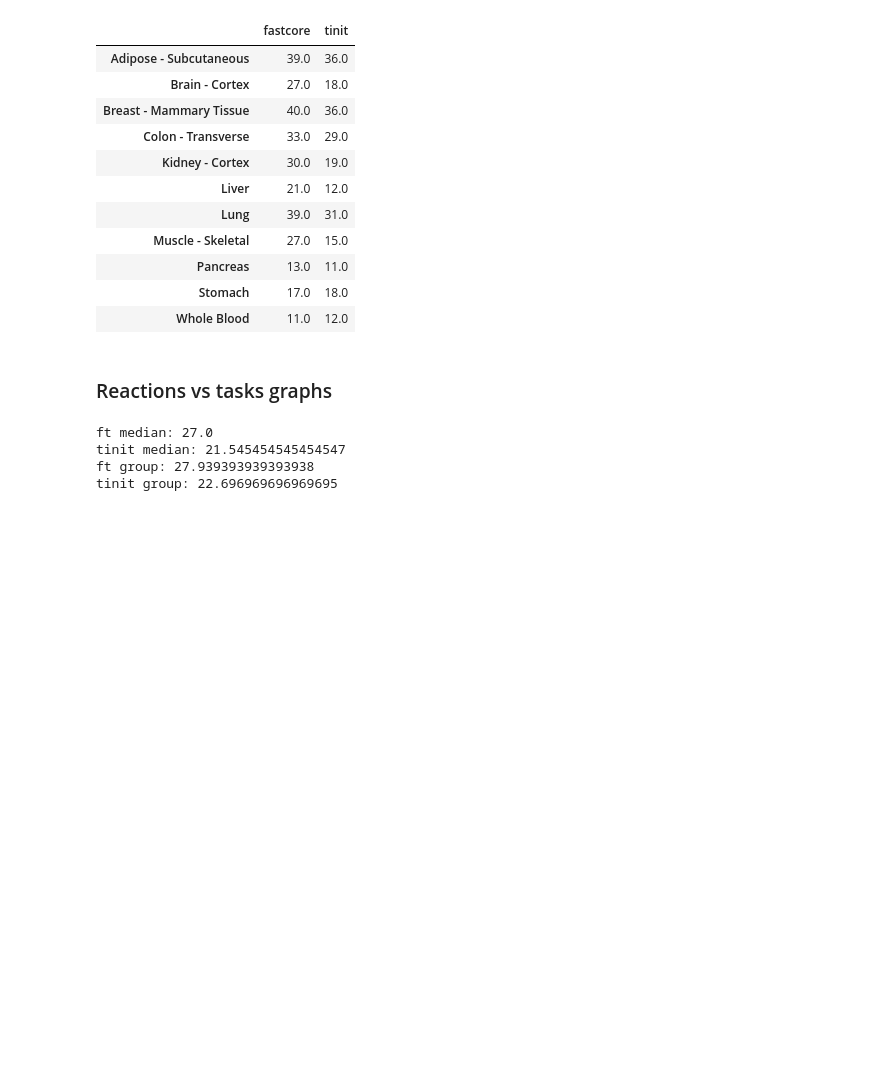
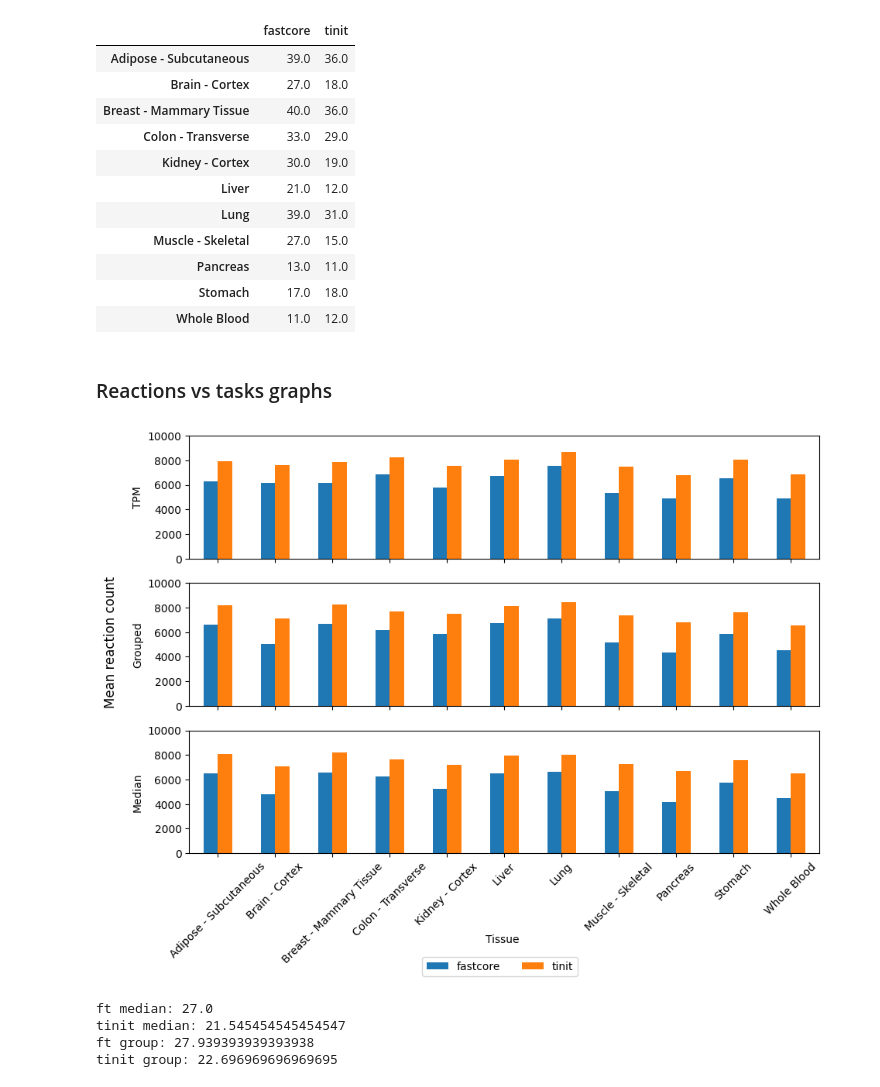
Before and after one commit to MariaPessoa/thesis_annexes, a Jupyter notebook: results_graphs_clean.ipynb, the cells around one changed output. Cells and saved outputs as stored; diff of their text form; code cells hidden in the pictures; blank space fills up the shorter version.

```diff
--- a/results_graphs_clean.ipynb
+++ b/results_graphs_clean.ipynb
@@ -451,6 +461,30 @@ med_tsk_temp
 | Whole Blood | 11.0 | 12.0 |
 # %% [markdown]
 ### Reactions vs tasks graphs
+# %%
+fig, ax = plt.subplots(3,1,figsize=(10.5,7),sharex=True,sharey=True) #
+
+pd.concat((
+    pd.concat((grp_ft.sum(axis=1), grp_ft_more.sum(axis=1))),
+    pd.concat((grp_tinit.sum(axis=1), grp_tinit_more.sum(axis=1)))
+),axis=1,keys=["fastcore","tinit"]).sort_index().groupby(level=0).mean().round(0).plot(kind="bar",ax=ax[1],legend=False)
+pd.concat((
+    pd.concat((med_ft.sum(axis=1),med_more_ft.sum(axis=1))),
+    pd.concat((med_tinit.sum(axis=1),med_more_tinit.sum(axis=1)))
+),axis=1,keys=["fastcore","tinit"]).sort_index().plot(kind="bar",ax=ax[2],legend=False)
+tm_rc_temp.round(0).plot(kind="bar",ax=ax[0],legend=False)
+
+ax[0].set_ylim(0,10000) #(3000,10000)
+ax[2].legend(bbox_to_anchor=(0.625, -0.8),ncol=2) #, markerscale=1.5
+plt.xticks(rotation=45)
+ax[0].set_ylabel("TPM")
+ax[1].set_ylabel("Grouped")
+ax[2].set_ylabel("Median")
+fig.supylabel("Mean reaction count") #x=0.035
+fig.supxlabel("Tissue",fontsize="medium",y=-0.06,x=0.51)
+plt.show()
+# %% [output]
+[figure, added]
 # %%
 print("ft median:",pd.concat((med_tasks_ft.sum(axis=1),med_more_tasks_ft.sum(axis=1))).mean())
 print("tinit median:",pd.concat((med_tasks_tinit.sum(axis=1),med_more_tasks_tinit.sum(axis=1))).mean())
```
Also changed, not shown: parts of 4 cells of this notebook, 2 other files.
